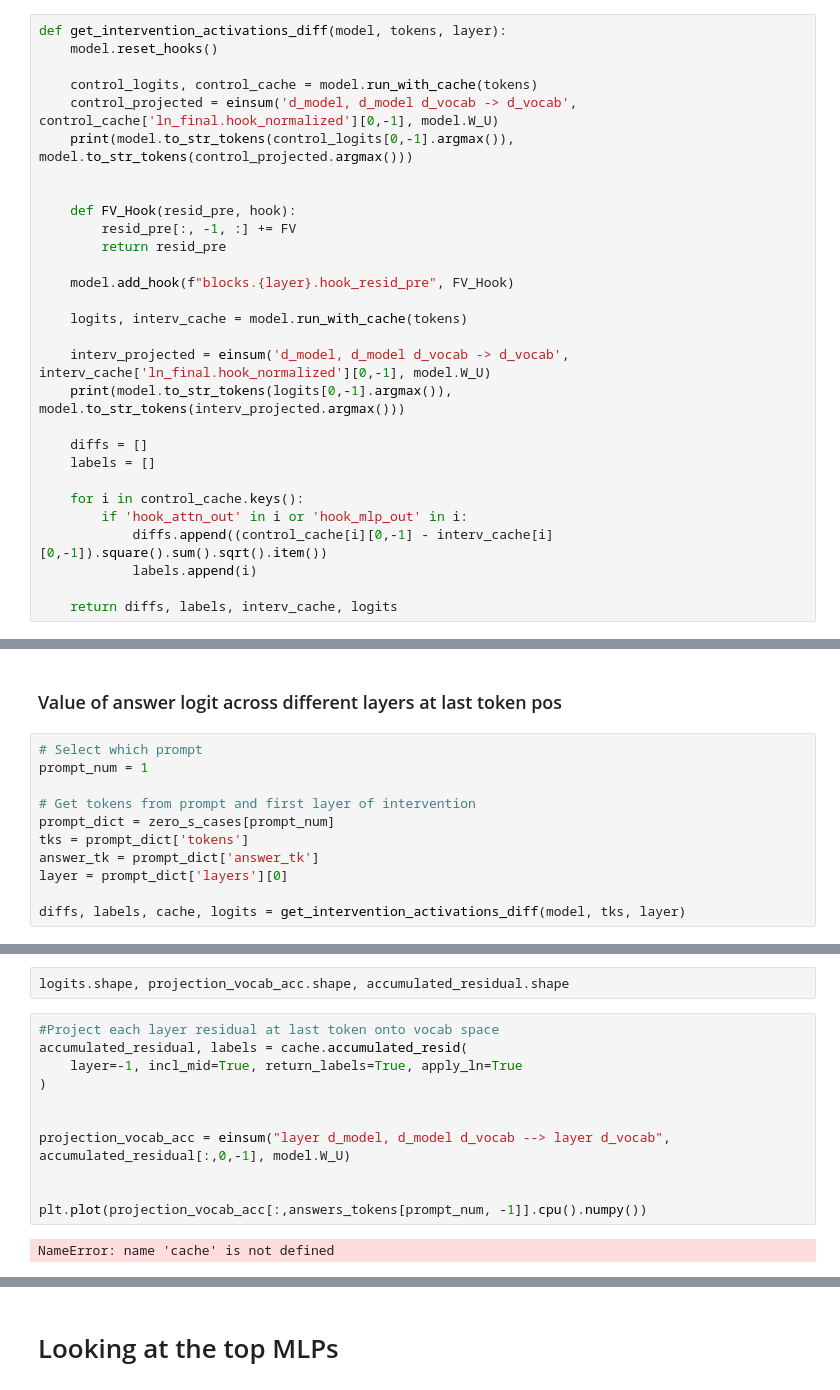
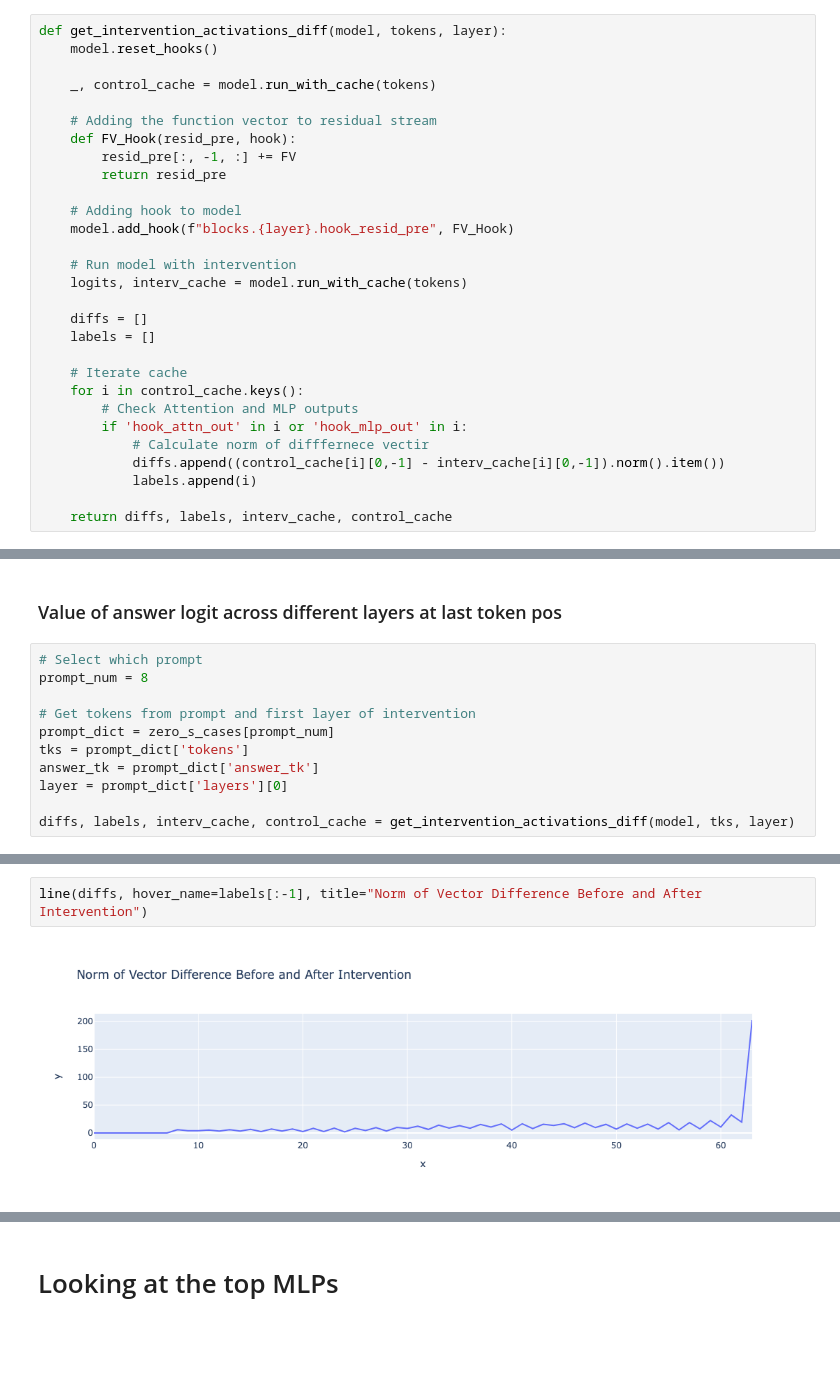
Before and after one commit to Itam67/function_vectors, a Jupyter notebook: notebooks/ICL_Explorations.ipynb, the cells around one changed output, grey strips where cells are left out. Cells and saved outputs as stored; diff of their text form; blank space fills up the shorter version.

```diff
--- a/notebooks/ICL_Explorations.ipynb
+++ b/notebooks/ICL_Explorations.ipynb
@@ -217,30 +234,30 @@ for x in correct_token_rank_prompts:
 def get_intervention_activations_diff(model, tokens, layer):
     model.reset_hooks()
 
-    control_logits, control_cache = model.run_with_cache(tokens)
-    control_projected = einsum('d_model, d_model d_vocab -> d_vocab', control_cache['ln_final.hook_normalized'][0,-1], model.W_U)
-    print(model.to_str_tokens(control_logits[0,-1].argmax()), model.to_str_tokens(control_projected.argmax()))
+    _, control_cache = model.run_with_cache(tokens)
 
-
+    # Adding the function vector to residual stream
     def FV_Hook(resid_pre, hook):
         resid_pre[:, -1, :] += FV
         return resid_pre
 
+    # Adding hook to model
     model.add_hook(f"blocks.{layer}.hook_resid_pre", FV_Hook)
 
+    # Run model with intervention
     logits, interv_cache = model.run_with_cache(tokens)
-
-    interv_projected = einsum('d_model, d_model d_vocab -> d_vocab', interv_cache['ln_final.hook_normalized'][0,-1], model.W_U)
-    print(model.to_str_tokens(logits[0,-1].argmax()), model.to_str_tokens(interv_projected.argmax()))
 
     diffs = []
     labels = []
 
+    # Iterate cache
     for i in control_cache.keys():
+        # Check Attention and MLP outputs
         if 'hook_attn_out' in i or 'hook_mlp_out' in i:
-            diffs.append((control_cache[i][0,-1] - interv_cache[i][0,-1]).square().sum().sqrt().item())
+            # Calculate norm of difffernece vectir
+            diffs.append((control_cache[i][0,-1] - interv_cache[i][0,-1]).norm().item())
             labels.append(i)
 
-    return diffs, labels, interv_cache, logits
+    return diffs, labels, interv_cache, control_cache
 # %% [markdown]
 # Check Activation Differences
@@ -248,7 +267,7 @@ def get_intervention_activations_diff(model, tokens, layer):
 ### Value of answer logit across different layers at last token pos
 # %%
 # Select which prompt
-prompt_num = 1
+prompt_num = 8
 
 # Get tokens from prompt and first layer of intervention
 prompt_dict = zero_s_cases[prompt_num]
@@ -256,4 +275,4 @@ tks = prompt_dict['tokens']
 answer_tk = prompt_dict['answer_tk']
 layer = prompt_dict['layers'][0]
 
-diffs, labels, cache, logits = get_intervention_activations_diff(model, tks, layer)
+diffs, labels, interv_cache, control_cache = get_intervention_activations_diff(model, tks, layer)
@@ -265,15 +279,4 @@ print([labels[x] for x in torch.tensor(diffs).topk(30).indices])
-# %%
-logits.shape, projection_vocab_acc.shape, accumulated_residual.shape
-# %%
-#Project each layer residual at last token onto vocab space
-accumulated_residual, labels = cache.accumulated_resid(
-    layer=-1, incl_mid=True, return_labels=True, apply_ln=True
-)
-
-
-projection_vocab_acc = einsum("layer d_model, d_model d_vocab --> layer d_vocab", accumulated_residual[:,0,-1], model.W_U)
-
-
-plt.plot(projection_vocab_acc[:,answers_tokens[prompt_num, -1]].cpu().numpy())
-# %% [output]
-NameError: name 'cache' is not defined
+# %%
+line(diffs, hover_name=labels[:-1], title="Norm of Vector Difference Before and After Intervention")
+# %% [output]
+[figure, added]
```
Also changed, not shown: parts of 39 cells of this notebook.
